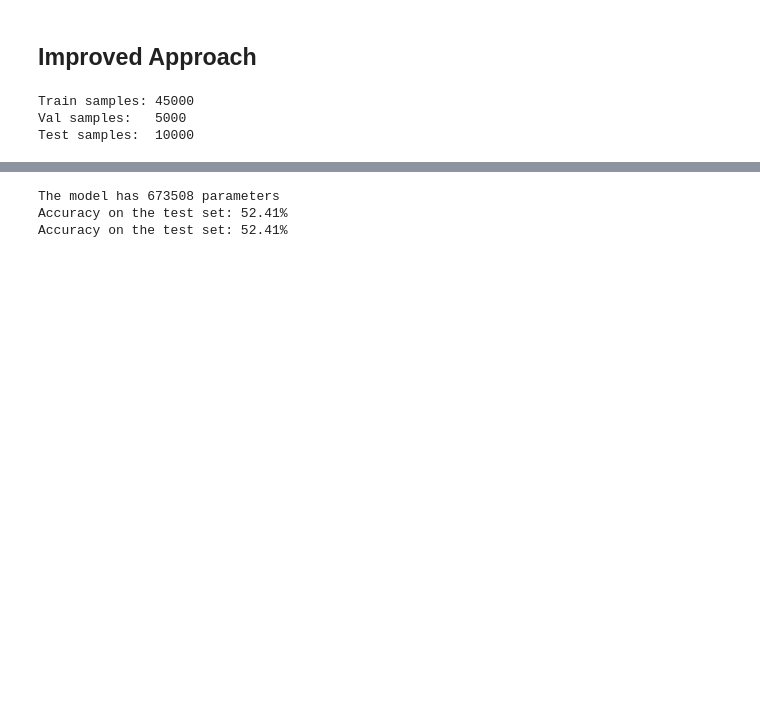
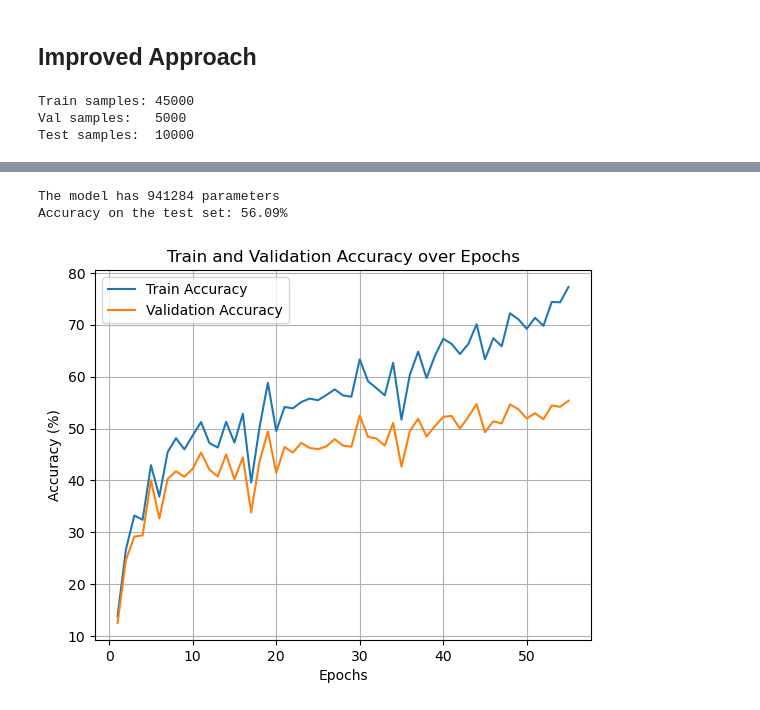
Before and after one commit to StevenQilinXie/FundamentalLearningEPFL, a Jupyter notebook: HW3_practice/HW3_practical_ex.ipynb, the cells around one changed output, grey strips where cells are left out. Saved outputs shown, nothing was run; the diff lists cells and outputs as text; code cells hidden in the pictures; blank space fills up the shorter version.

```diff
--- a/HW3_practice/HW3_practical_ex.ipynb
+++ b/HW3_practice/HW3_practical_ex.ipynb
@@ -208,6 +196,10 @@ Test samples:  10000
 import torch
 import torch.nn as nn
 import torch.nn.functional as F
+
+# ------------------------------------------------------
+# 3) Define Model
+# ------------------------------------------------------
 
 # Optional SE block (lightweight)
 class SEBlock(nn.Module):
@@ -267,6 +259,7 @@ class MobileNetTiny(nn.Module):
             DWConvBlock(256, 256, stride=1),
             DWConvBlock(256, 512, stride=2, use_se=True),
             DWConvBlock(512, 512, stride=1),
+            DWConvBlock(512, 512, stride=1, use_se=False),
         )
 
         self.pool = nn.AdaptiveAvgPool2d(1)
@@ -303,6 +296,4 @@ Model parameters: 673508
 # %%
-
-
 # ------------------------------------------------------
 # 5) Helper function: compute accuracy
 # ------------------------------------------------------
@@ -322,7 +313,9 @@ def compute_accuracy(loader):
 # ------------------------------------------------------
 # 6) Training loop WITH train + val accuracy
 # ------------------------------------------------------
-epochs = 50
+epochs = 55
+train_acc = np.zeros(epochs)
+val_acc = np.zeros(epochs)
 
 for epoch in range(epochs):
     model.train()
@@ -342,11 +335,11 @@ for epoch in range(epochs):
     scheduler.step()
 
     # ---- Compute accuracies ----
-    train_acc = compute_accuracy(train_loader)
-    val_acc   = compute_accuracy(val_loader)
+    train_acc[epoch] = compute_accuracy(train_loader)
+    val_acc[epoch]   = compute_accuracy(val_loader)
 
     print(f"Epoch {epoch+1:03d}/{epochs} | "
           f"Loss: {running_loss/len(train_loader):.4f} | "
-          f"Train Acc: {train_acc:.2f}% | "
-          f"Val Acc: {val_acc:.2f}%")
+          f"Train Acc: {train_acc[epoch]:.2f}% | "
+          f"Val Acc: {val_acc[epoch]:.2f}%")
 # %% [output]
@@ -377,6 +370,18 @@ loaded_model.load_state_dict(torch.load("mobilenet_tiny_cifar100.pth", weights_o
 
 evaluate(loaded_model)
 # %% [output]
-The model has 673508 parameters
-Accuracy on the test set: 52.41%
-Accuracy on the test set: 52.41%
+The model has 941284 parameters
+Accuracy on the test set: 56.09%
+# %%
+# plot train and val accuracy curves
+import matplotlib.pyplot as plt
+plt.plot(range(1, epochs+1), train_acc, label='Train Accuracy')
+plt.plot(range(1, epochs+1), val_acc, label='Validation Accuracy')
+plt.xlabel('Epochs')
+plt.ylabel('Accuracy (%)')
+plt.title('Train and Validation Accuracy over Epochs')
+plt.legend()
+plt.grid()
+plt.show()
+# %% [output]
+[figure, added]
```
Also changed, not shown: parts of 6 cells of this notebook, 1 other file.
